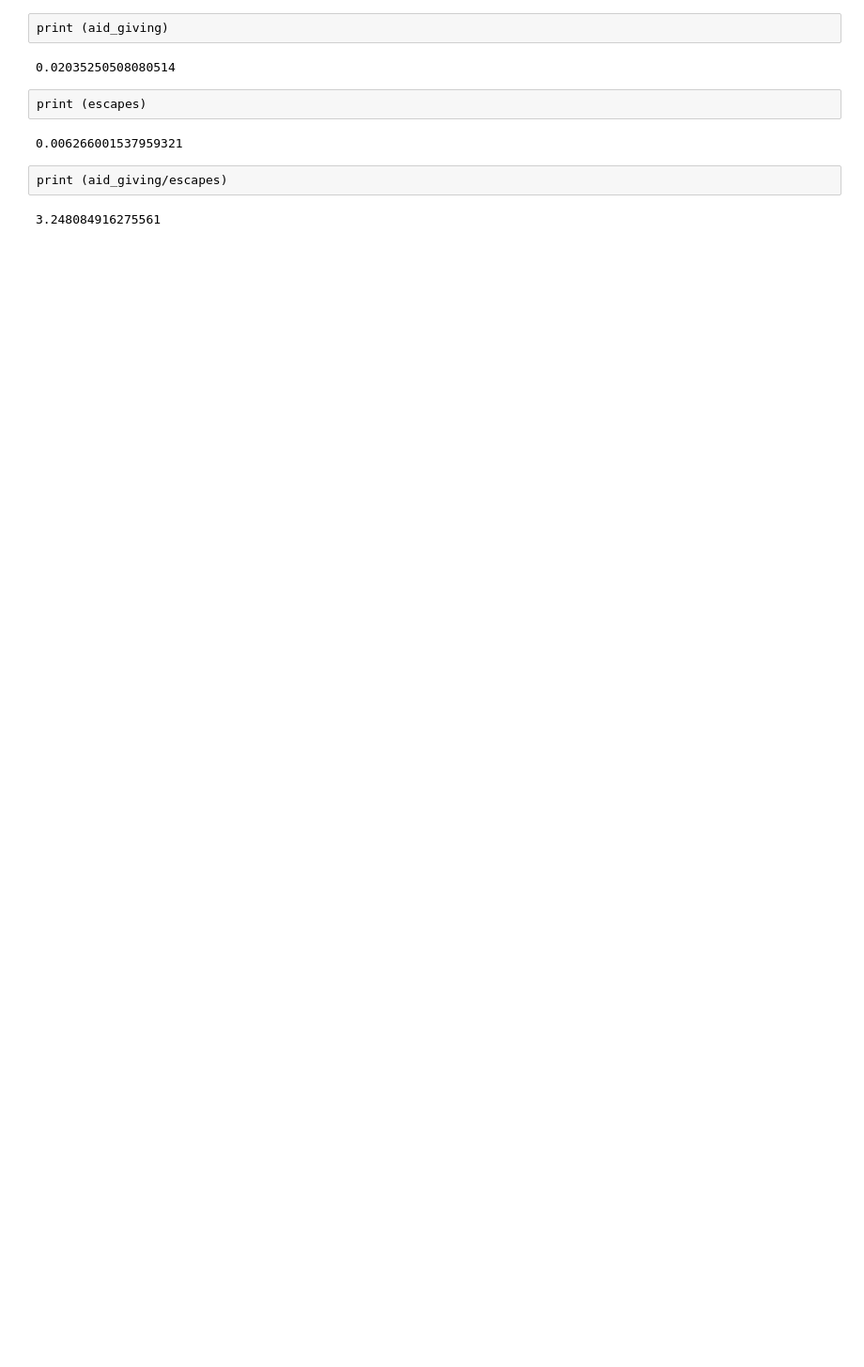
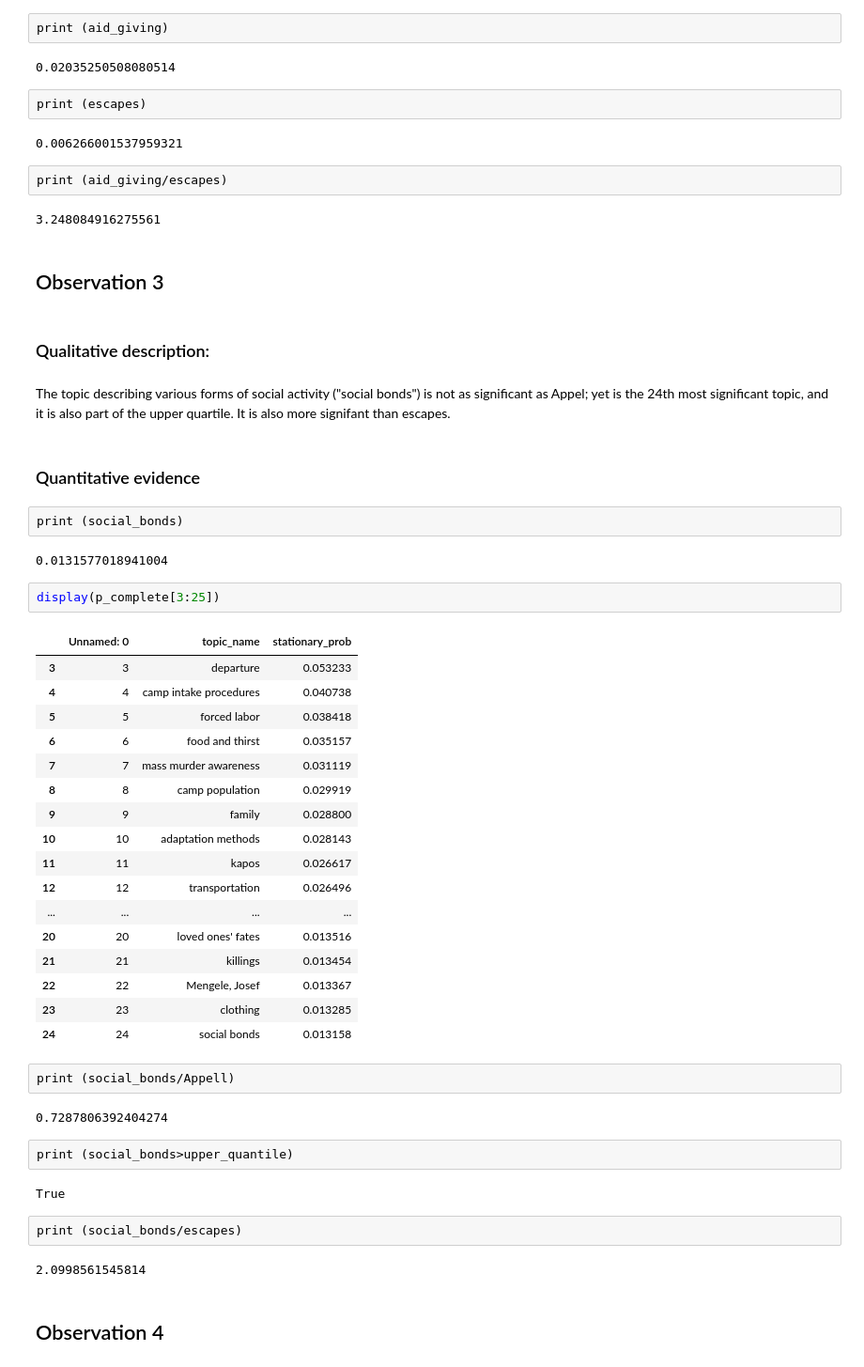
Before and after one commit to toth12/vha_auschwitz_report, a Jupyter notebook: notebooks/Significance_Sociability_Solidarity_All_Survivors.ipynb, the cells around one changed output. Shown: that part at 94% size. Cells and saved outputs as stored; diff of their text form; blank space fills up the shorter version.

```diff
--- a/notebooks/Significance_Sociability_Solidarity_All_Survivors.ipynb
+++ b/notebooks/Significance_Sociability_Solidarity_All_Survivors.ipynb
@@ -141,3 +155,49 @@ print (escapes)
 print (aid_giving/escapes)
 # %% [output]
 3.248084916275561
+# %% [markdown]
+## Observation 3
+# %% [markdown]
+### Qualitative description:
+# %% [markdown]
+The topic describing various forms of social activity ("social bonds") is not as significant as Appel; yet is the 24th most significant topic, and it is also part of the upper quartile. It is also more signifant than escapes.
+# %% [markdown]
+### Quantitative evidence
+# %%
+print (social_bonds)
+# %% [output]
+0.0131577018941004
+# %%
+display(p_complete[3:25])
+# %% [output]
+|  | Unnamed: 0 | topic_name | stationary_prob |
+| 3 | 3 | departure | 0.053233 |
+| 4 | 4 | camp intake procedures | 0.040738 |
+| 5 | 5 | forced labor | 0.038418 |
+| 6 | 6 | food and thirst | 0.035157 |
+| 7 | 7 | mass murder awareness | 0.031119 |
+| 8 | 8 | camp population | 0.029919 |
+| 9 | 9 | family | 0.028800 |
+| 10 | 10 | adaptation methods | 0.028143 |
+| 11 | 11 | kapos | 0.026617 |
+| 12 | 12 | transportation | 0.026496 |
+| ... | ... | ... | ... |
+| 20 | 20 | loved ones' fates | 0.013516 |
+| 21 | 21 | killings | 0.013454 |
+| 22 | 22 | Mengele, Josef | 0.013367 |
+| 23 | 23 | clothing | 0.013285 |
+| 24 | 24 | social bonds | 0.013158 |
+# %%
+print (social_bonds/Appell)
+# %% [output]
+0.7287806392404274
+# %%
+print (social_bonds>upper_quantile)
+# %% [output]
+True
+# %%
+print (social_bonds/escapes)
+# %% [output]
+2.0998561545814
+# %% [markdown]
+## Observation 4
```
Also changed, not shown: parts of 43 cells of this notebook.
